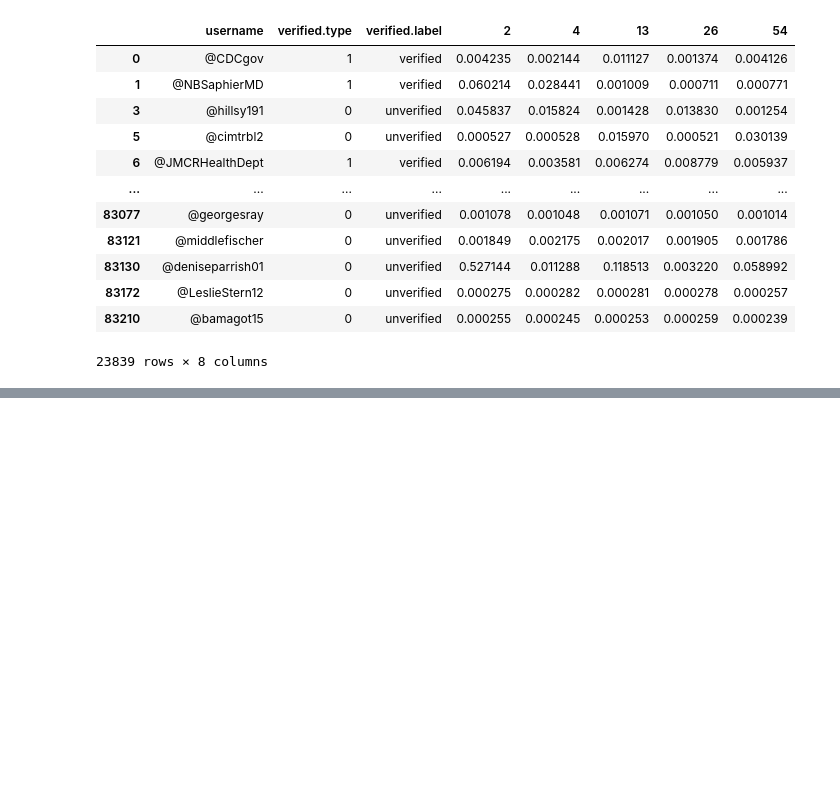
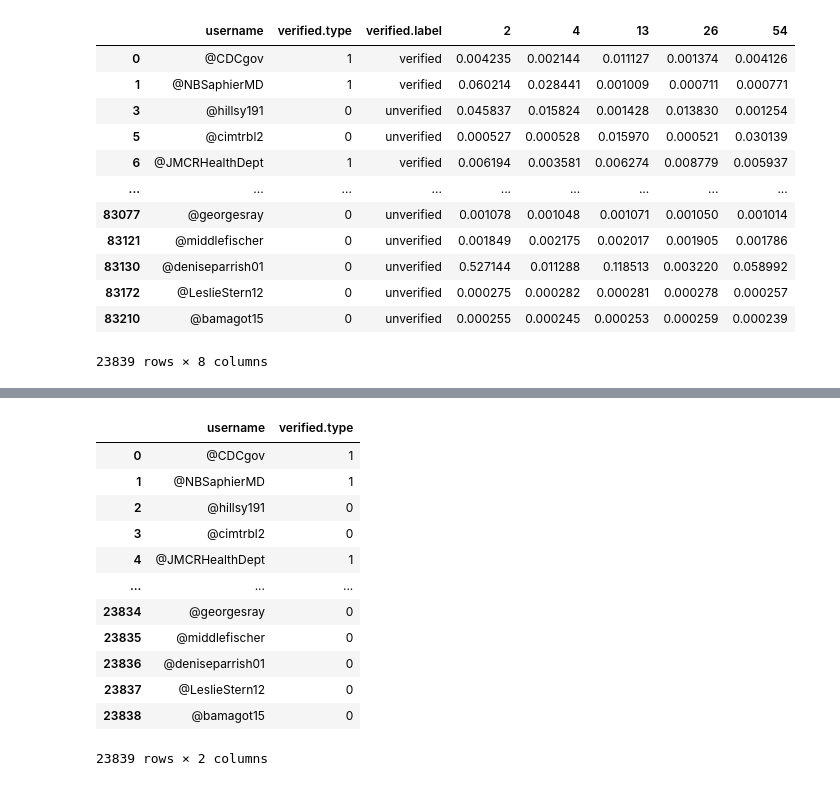
Before and after one commit to AnnaGutowska/ERGM, a Jupyter notebook: ERGM_prep.ipynb, the cells around one changed output, grey strips where cells are left out. Cells and saved outputs as stored; diff of their text form; code cells hidden in the pictures; blank space fills up the shorter version.

```diff
--- a/ERGM_prep.ipynb
+++ b/ERGM_prep.ipynb
@@ -361,0 +448,19 @@ ergm_nodes
+# %%
+nodes = pd.read_csv('/content/drive/MyDrive/Research-Dr.Ammari/ERGM-CDC/ergm_nodes_limited.csv')
+# %%
+nodes = nodes[['username','verified.type']]
+nodes
+# %% [output]
+|  | username | verified.type |
+| 0 | @CDCgov | 1 |
+| 1 | @NBSaphierMD | 1 |
+| 2 | @hillsy191 | 0 |
+| 3 | @cimtrbl2 | 0 |
+| 4 | @JMCRHealthDept | 1 |
+| ... | ... | ... |
+| 23834 | @georgesray | 0 |
+| 23835 | @middlefischer | 0 |
+| 23836 | @deniseparrish01 | 0 |
+| 23837 | @LeslieStern12 | 0 |
+| 23838 | @bamagot15 | 0 |
+23839 rows × 2 columns
```
Also changed, not shown: parts of 18 cells of this notebook.
